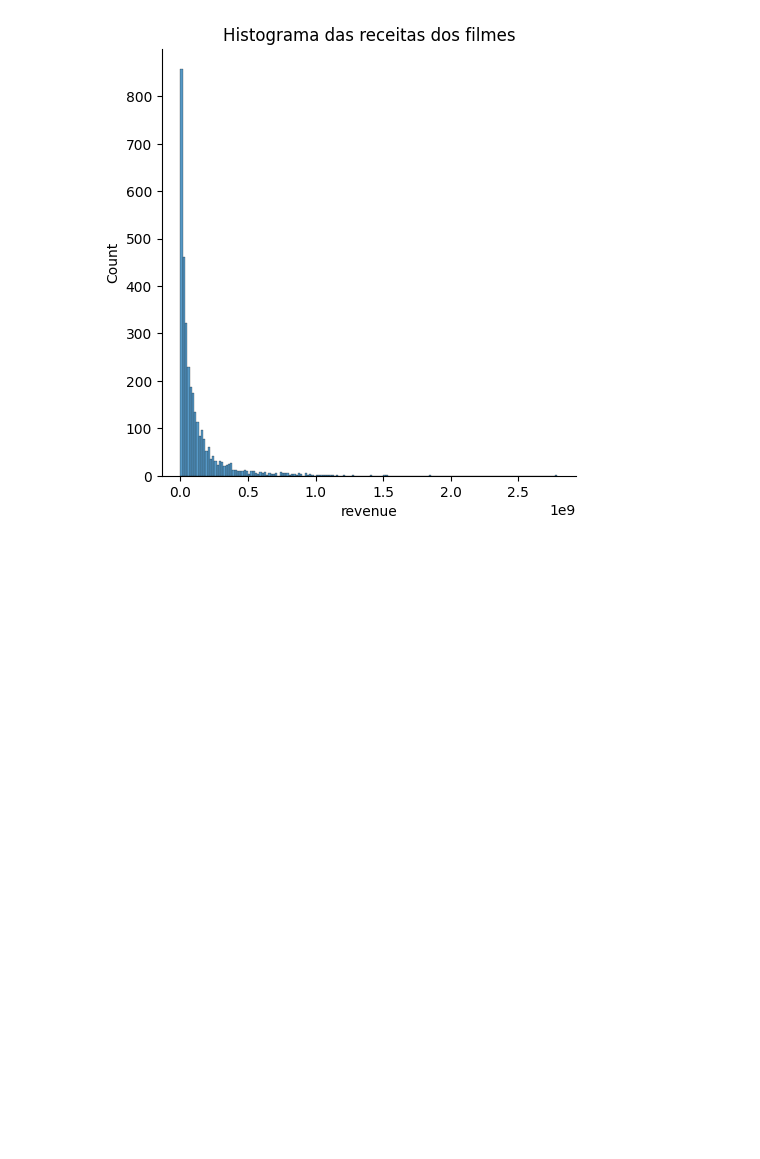
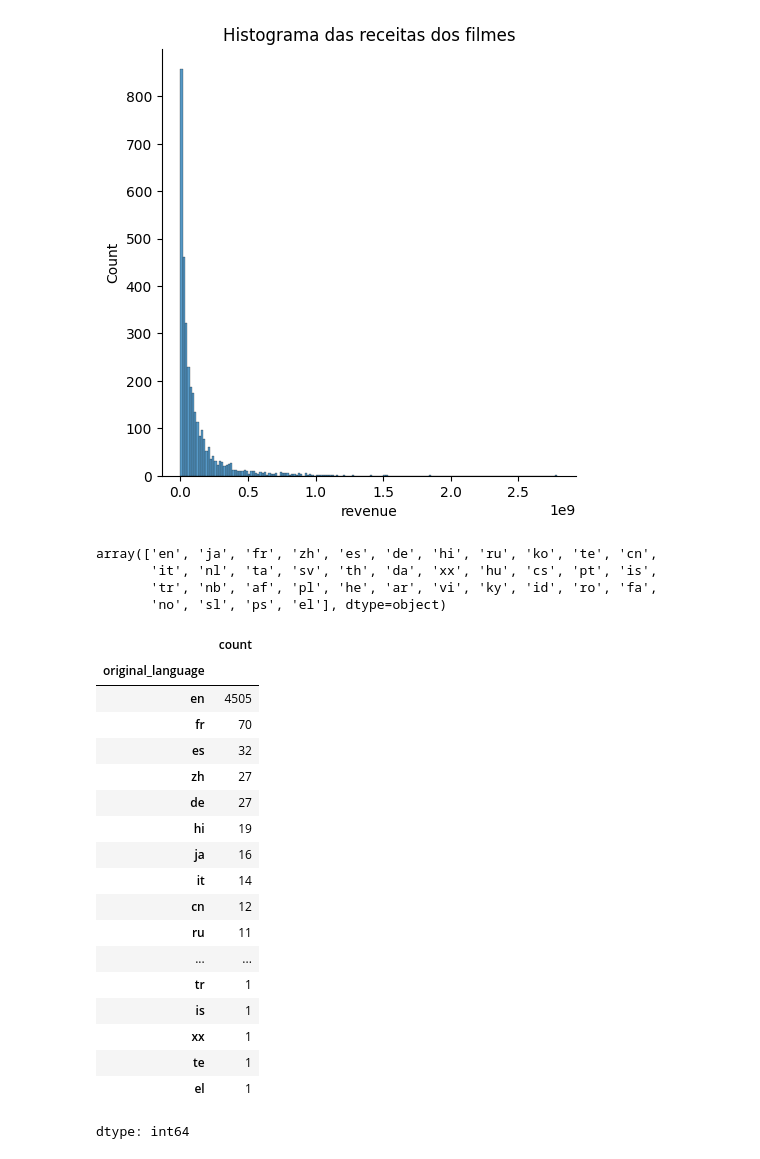
Before and after one commit to rgrAndrade/DataDive, a Jupyter notebook: DataDive.ipynb, the cells around one changed output. Saved outputs shown, nothing was run; the diff lists cells and outputs as text; code cells hidden in the pictures; blank space fills up the shorter version.

```diff
--- a/DataDive.ipynb
+++ b/DataDive.ipynb
@@ -228,3 +228,32 @@ plt.title("Histograma das receitas dos filmes")
 plt.show()
 # %% [output]
 [figure]
+# %%
+tmdb['original_language'].unique()
+# %% [output]
+array(['en', 'ja', 'fr', 'zh', 'es', 'de', 'hi', 'ru', 'ko', 'te', 'cn',
+       'it', 'nl', 'ta', 'sv', 'th', 'da', 'xx', 'hu', 'cs', 'pt', 'is',
+       'tr', 'nb', 'af', 'pl', 'he', 'ar', 'vi', 'ky', 'id', 'ro', 'fa',
+       'no', 'sl', 'ps', 'el'], dtype=object)
+# %%
+tmdb.original_language.value_counts()
+# %% [output]
+|  | count |
+| original_language |  |
+| en | 4505 |
+| fr | 70 |
+| es | 32 |
+| zh | 27 |
+| de | 27 |
+| hi | 19 |
+| ja | 16 |
+| it | 14 |
+| cn | 12 |
+| ru | 11 |
+| ... | ... |
+| tr | 1 |
+| is | 1 |
+| xx | 1 |
+| te | 1 |
+| el | 1 |
+dtype: int64
```
